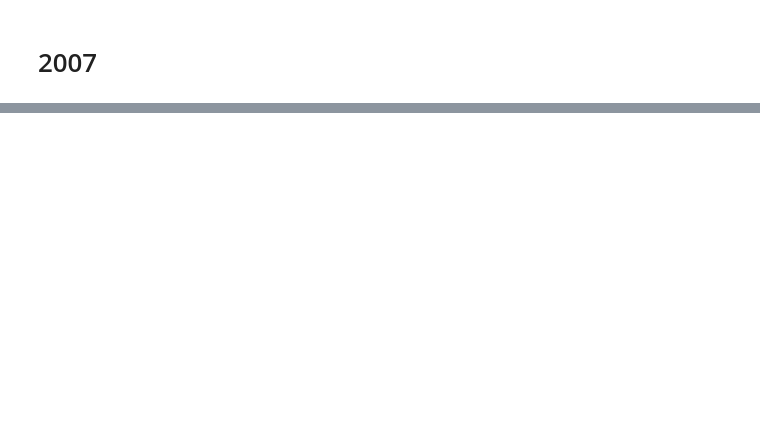
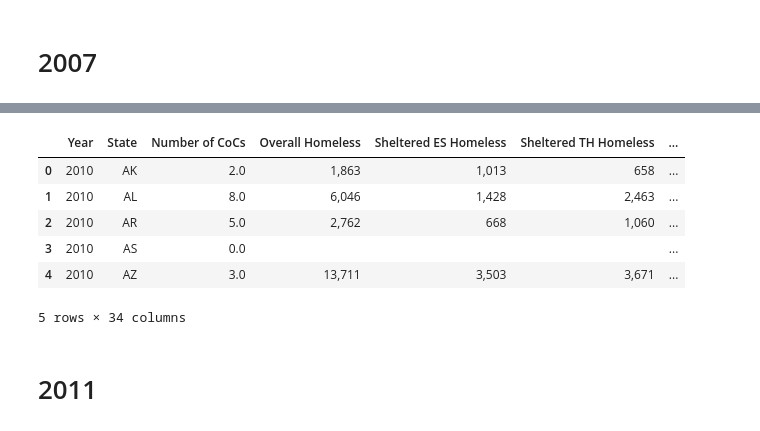
Before and after one commit to BrandonClark65/homeless_analysis, a Jupyter notebook: data_to_sql_refactored.ipynb, the cells around one changed output, grey strips where cells are left out. Cells and saved outputs as stored; diff of their text form; code cells hidden in the pictures; blank space fills up the shorter version.

```diff
--- a/data_to_sql_refactored.ipynb
+++ b/data_to_sql_refactored.ipynb
@@ -95,0 +81,17 @@ NameError: name 'data_df' is not defined
+# %%
+# Import csv into pandas dataframe 2010
+data_2010 = pd.read_csv("Resources/2010-PIT-Counts-by-State.csv")
+data_2010_df = pd.DataFrame(data_2010)
+# %%
+# Run remove_year funtion
+remove_year(data_2010_df, 2010)
+# Display DataFrame
+data_2010_df.head()
+# %% [output]
+|  | Year | State | Number of CoCs | Overall Homeless | Sheltered ES Homeless | Sheltered TH Homeless | ... |
+| 0 | 2010 | AK | 2.0 | 1,863 | 1,013 | 658 | ... |
+| 1 | 2010 | AL | 8.0 | 6,046 | 1,428 | 2,463 | ... |
+| 2 | 2010 | AR | 5.0 | 2,762 | 668 | 1,060 | ... |
+| 3 | 2010 | AS | 0.0 |  |  |  | ... |
+| 4 | 2010 | AZ | 3.0 | 13,711 | 3,503 | 3,671 | ... |
+5 rows × 34 columns
@@ -95,0 +101,2 @@ NameError: name 'data_df' is not defined
+# %% [markdown]
+# 2011
```
Also changed, not shown: parts of 61 cells of this notebook.
